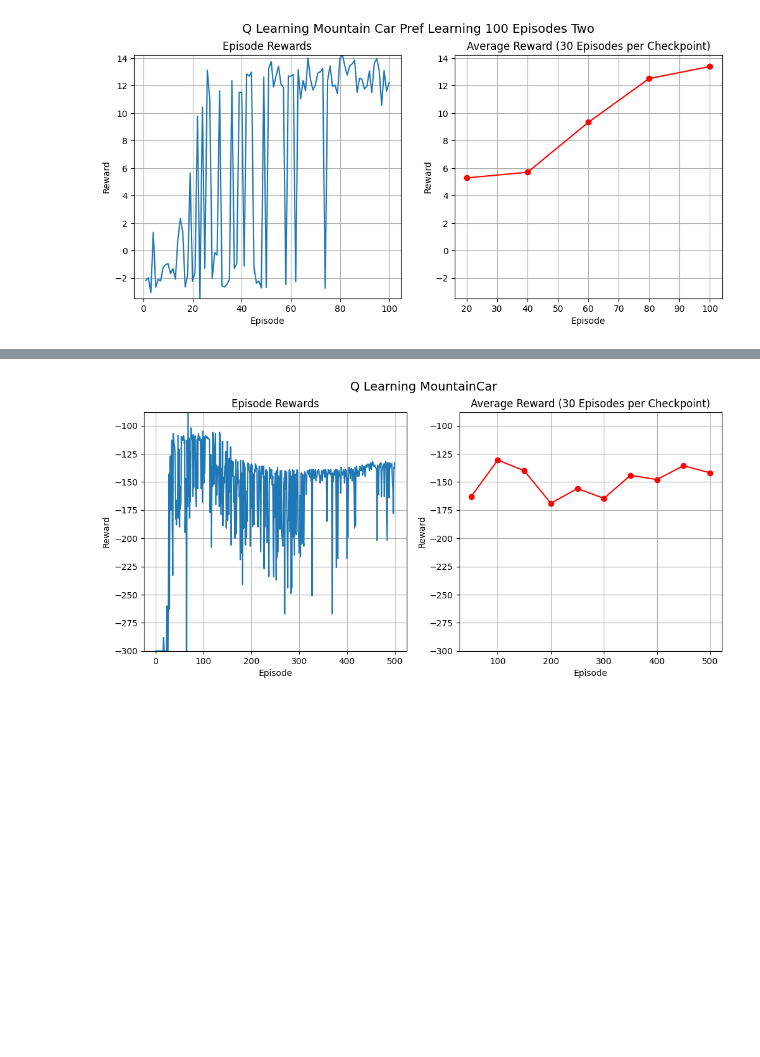
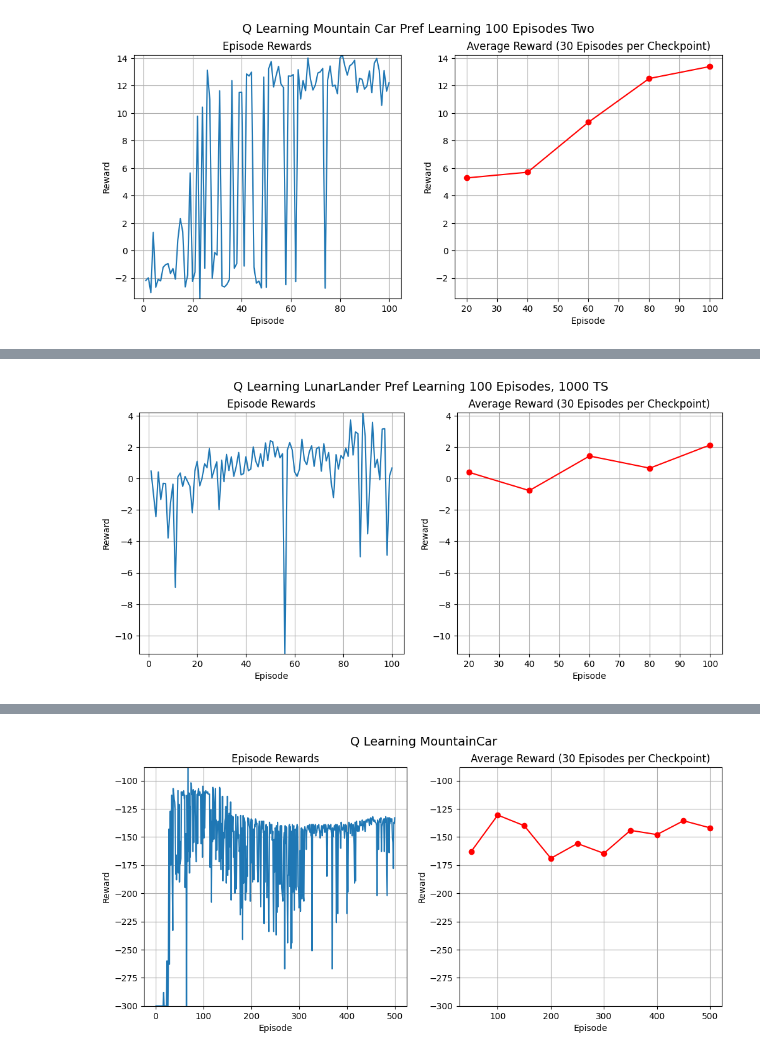
Before and after one commit to BurmanT/TAMER, a Jupyter notebook: plotting_results.ipynb, the cells around one changed output, grey strips where cells are left out. Saved outputs shown, nothing was run; the diff lists cells and outputs as text; code cells hidden in the pictures; blank space fills up the shorter version.

```diff
--- a/plotting_results.ipynb
+++ b/plotting_results.ipynb
@@ -73,0 +90,5 @@ plot_episodic_rewards(df_mc_save_eval_two, "Q Learning Mountain Car Pref Learnin
+# %%
+dqn_lunarlander_pref_learning = pd.read_csv("/Users/tanushreeburman/HumanFeedbackRL/TAMER/dqn/logs/episode/pref_learning_dqn_100eps_1000ts.csv")
+plot_episodic_rewards(dqn_lunarlander_pref_learning, "Q Learning LunarLander Pref Learning 100 Episodes, 1000 TS")
+# %% [output]
+[figure, added]
```
Also changed, not shown: parts of 4 cells of this notebook, 6 other files.
